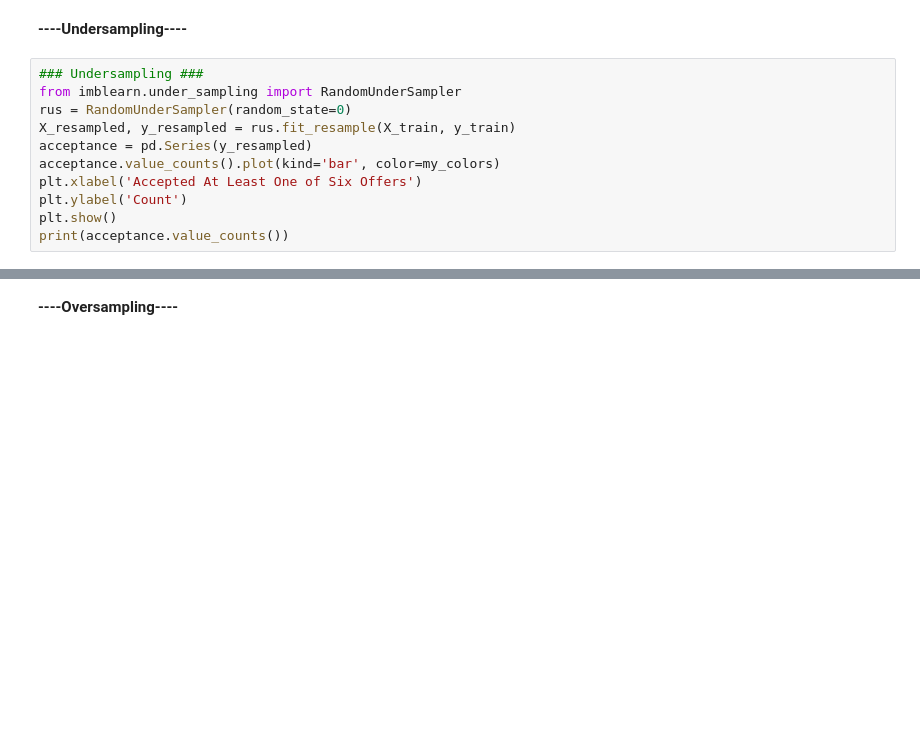
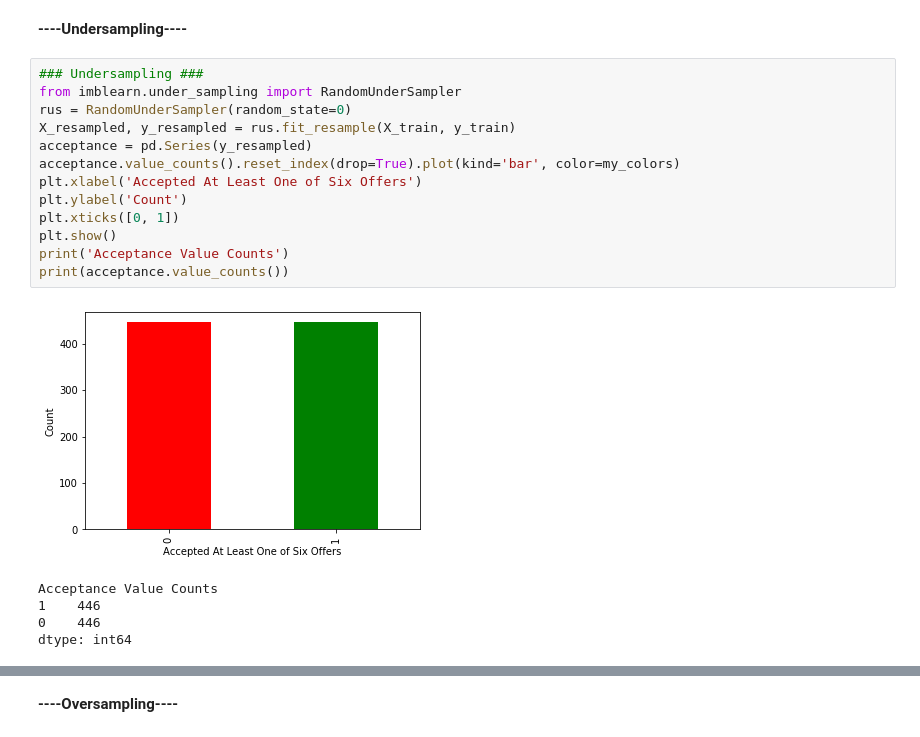
Before and after one commit to RachidRezzik/Market_Camp, a Jupyter notebook: Machine_Learning.ipynb, the cells around one changed output, grey strips where cells are left out. Saved outputs shown, nothing was run; the diff lists cells and outputs as text; blank space fills up the shorter version.

```diff
--- a/Machine_Learning.ipynb
+++ b/Machine_Learning.ipynb
@@ -482,13 +276,21 @@ print('\nROC_AUC: ', roc_auc)
 # %%
 ### Undersampling ###
 from imblearn.under_sampling import RandomUnderSampler
 rus = RandomUnderSampler(random_state=0)
 X_resampled, y_resampled = rus.fit_resample(X_train, y_train)
 acceptance = pd.Series(y_resampled)
-acceptance.value_counts().plot(kind='bar', color=my_colors)
+acceptance.value_counts().reset_index(drop=True).plot(kind='bar', color=my_colors)
 plt.xlabel('Accepted At Least One of Six Offers')
 plt.ylabel('Count')
+plt.xticks([0, 1])
 plt.show()
+print('Acceptance Value Counts')
 print(acceptance.value_counts())
+# %% [output]
+[figure, added]
+Acceptance Value Counts
+1    446
+0    446
+dtype: int64
 # %%
 ### Random Forest Classifier Using Undersampling ###
```
Also changed, not shown: parts of 32 cells of this notebook.
